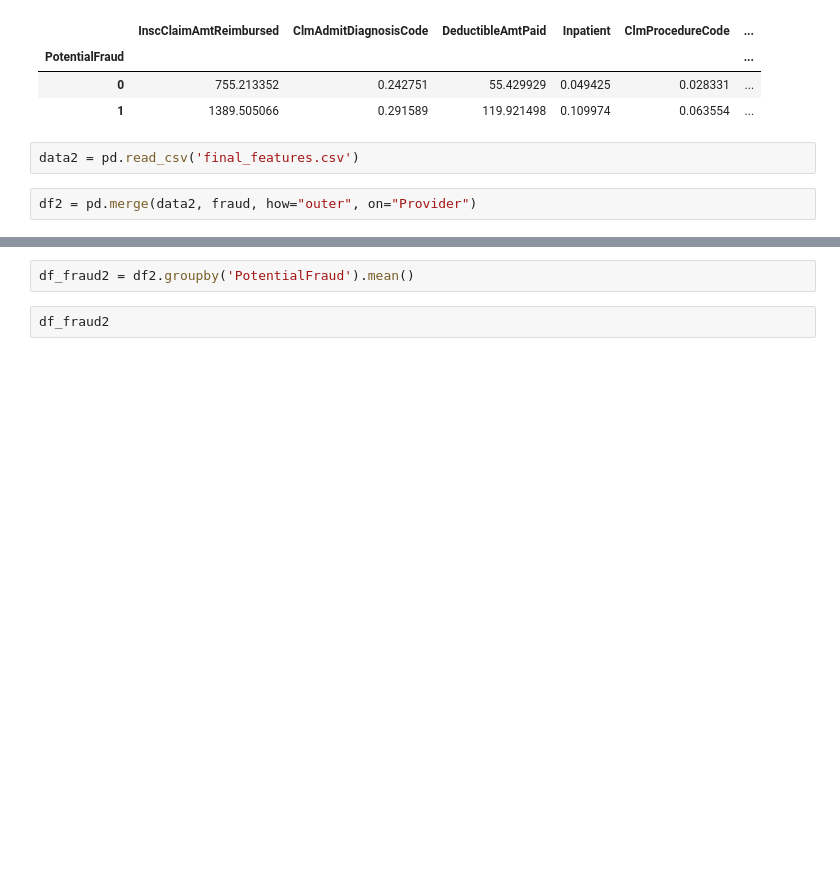
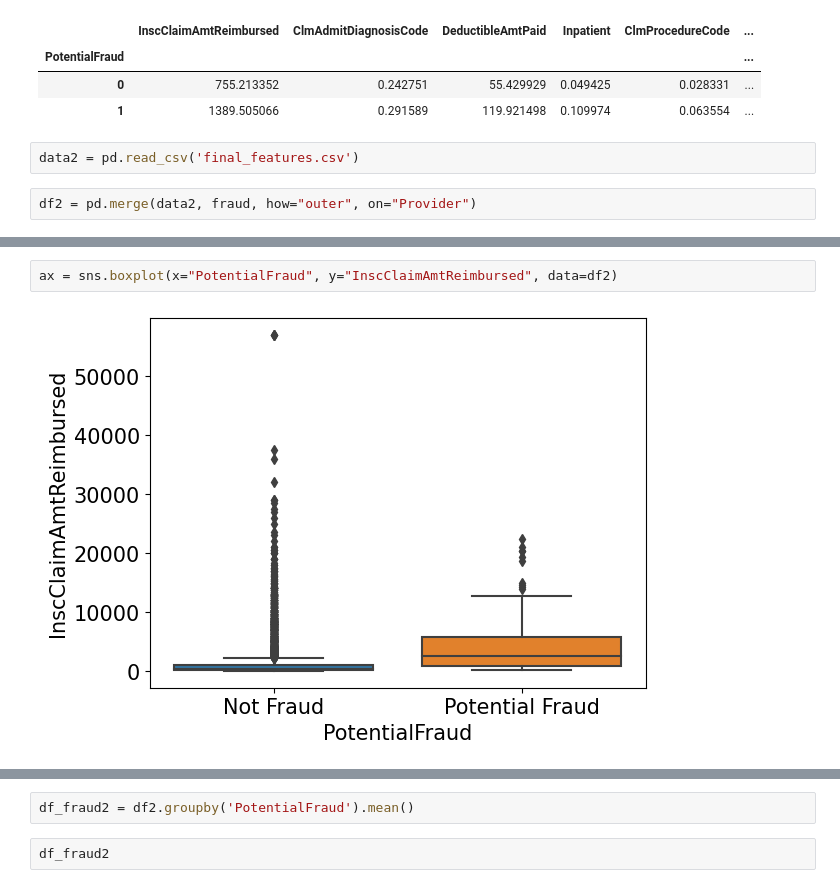
Before and after one commit to kristinteves/Healthcare_Fraud, a Jupyter notebook: Sara/Visualization.ipynb, the cells around one changed output, grey strips where cells are left out. Saved outputs shown, nothing was run; the diff lists cells and outputs as text; blank space fills up the shorter version.

```diff
--- a/Sara/Visualization.ipynb
+++ b/Sara/Visualization.ipynb
@@ -31,0 +50,4 @@ df2 = pd.merge(data2, fraud, how="outer", on="Provider")
+# %%
+ax = sns.boxplot(x="PotentialFraud", y="InscClaimAmtReimbursed", data=df2)
+# %% [output]
+[figure, added]
```
Also changed, not shown: parts of 25 cells of this notebook, 1 other file.
